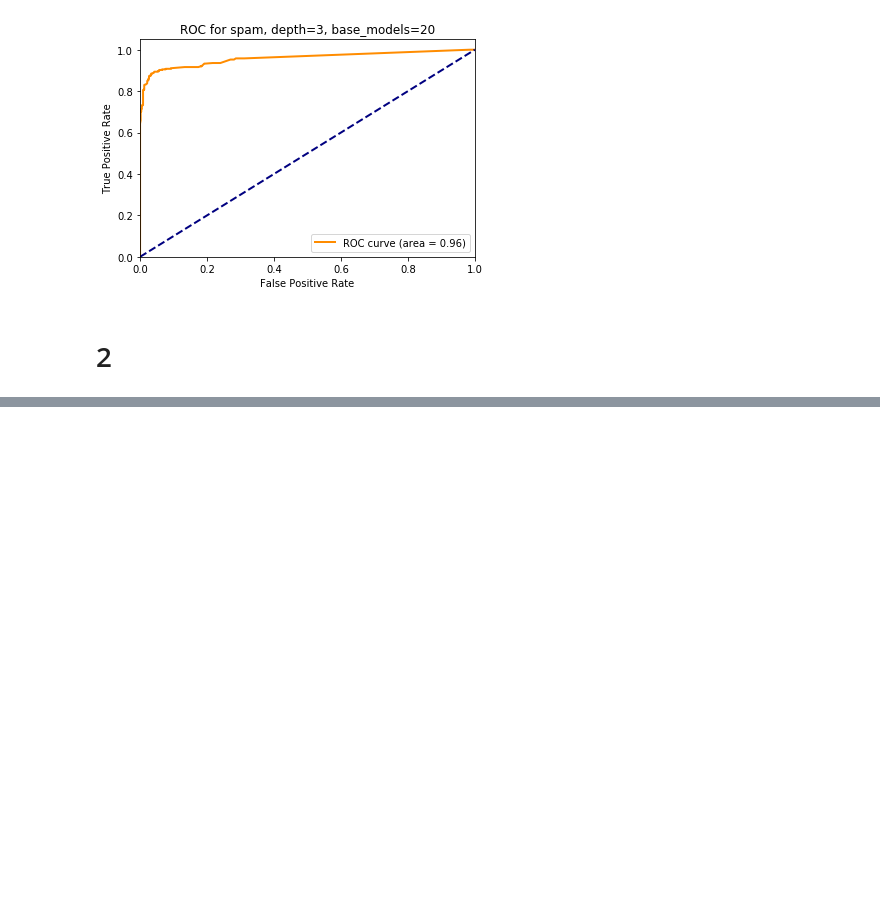
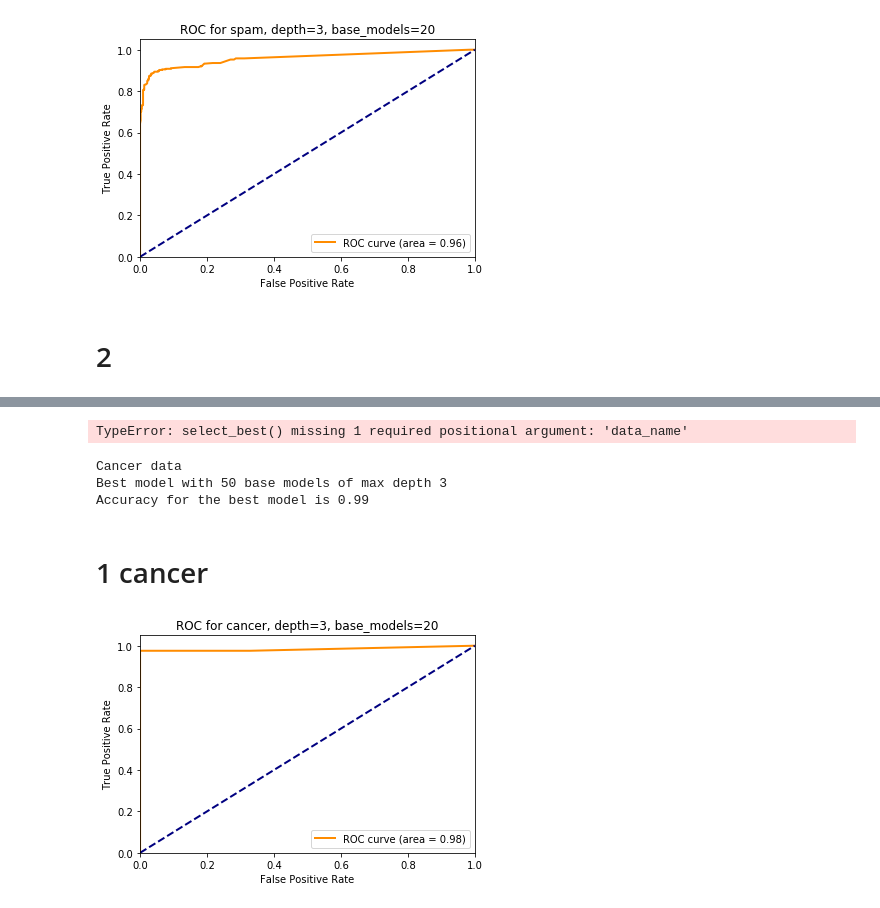
Before and after one commit to alexmorphine/bioinf_algorithms_2_2019, a Jupyter notebook: homework_4/random_forest.ipynb, the cells around one changed output, grey strips where cells are left out. Saved outputs shown, nothing was run; the diff lists cells and outputs as text; code cells hidden in the pictures; blank space fills up the shorter version.

```diff
--- a/homework_4/random_forest.ipynb
+++ b/homework_4/random_forest.ipynb
@@ -100,3 +107,27 @@ select_best(val_aucs, models, 'Spam data')
 # %%
-val_accuracies, val_aucs = validate(cancer, n_base_models_range, depth_range)
-select_best(val_aucs, models, 'Cancer data')
+models, val_aucs = validate(cancer, n_base_models_range, depth_range)
+# %% [output]
+TypeError: select_best() missing 1 required positional argument: 'data_name'
+# %%
+select_best(val_aucs, models, cancer, 'Cancer data')
+# %% [output]
+Cancer data
+Best model with 50 base models of max depth 3
+Accuracy for the best model is 0.99
+# %% [markdown]
+# 1 cancer
+# %%
+x, y = cancer.drop(['label'], axis=1).values, cancer.label.values
+x_train, x_val, y_train, y_val = tts(x, y, test_size=0.2, random_state=123)
+# %%
+n_features = int(np.sqrt(x_train.shape[1]))
+forest = RandomForestClassifier(base_model_class=DecisionTree, n_base_models=20, n_features=n_features,
+                                criterion_name='gini', max_depth=3)
+forest.train(x_train, y_train)
+y_pred = forest.predict_proba(x_val)[:, 1]
+auc = roc_auc_score(y_val, y_pred)
+fpr, tpr, _ = roc_curve(y_val, y_pred)
+# %%
+plot_roc(fpr, tpr, auc, 'cancer')
+# %% [output]
+[figure, added]
```
Also changed, not shown: parts of 4 cells of this notebook, 1 other file.
